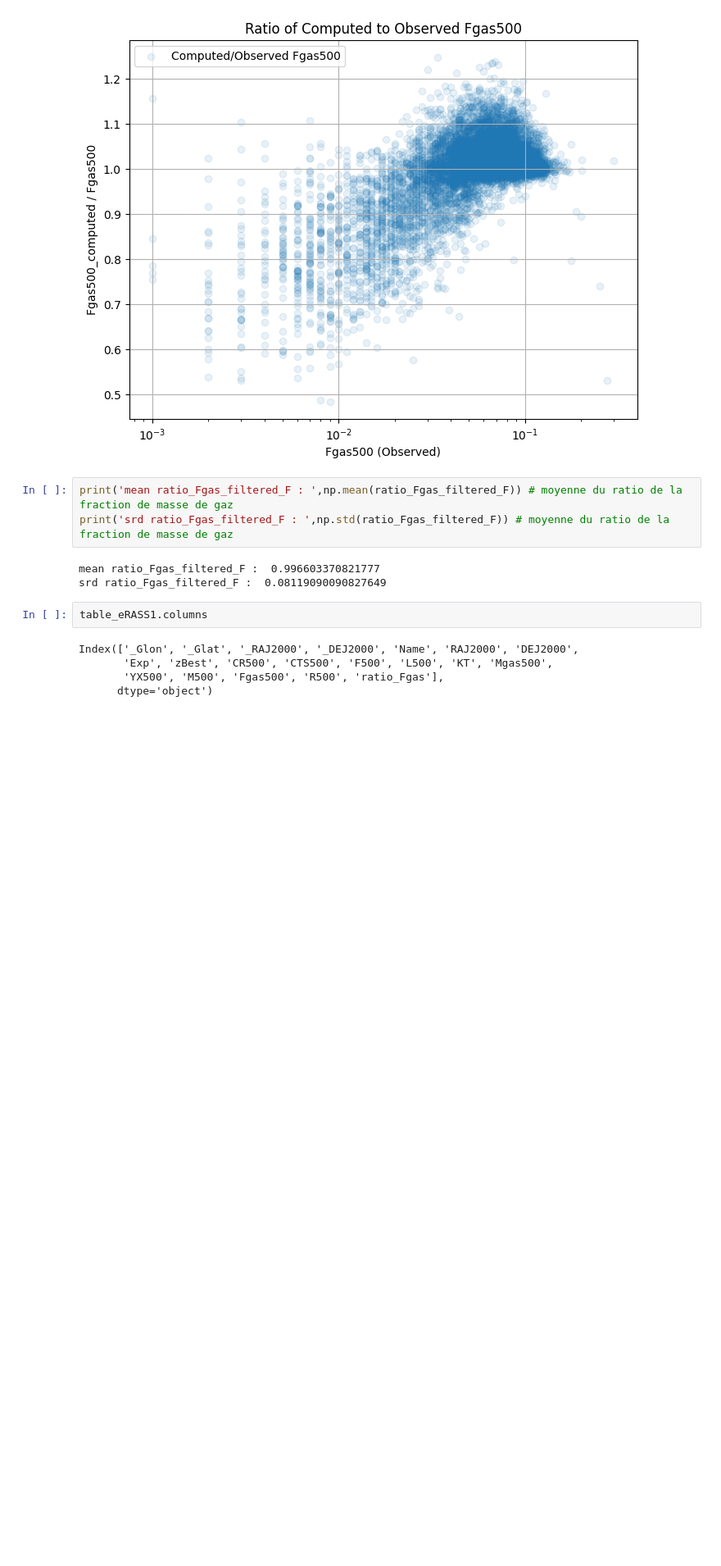
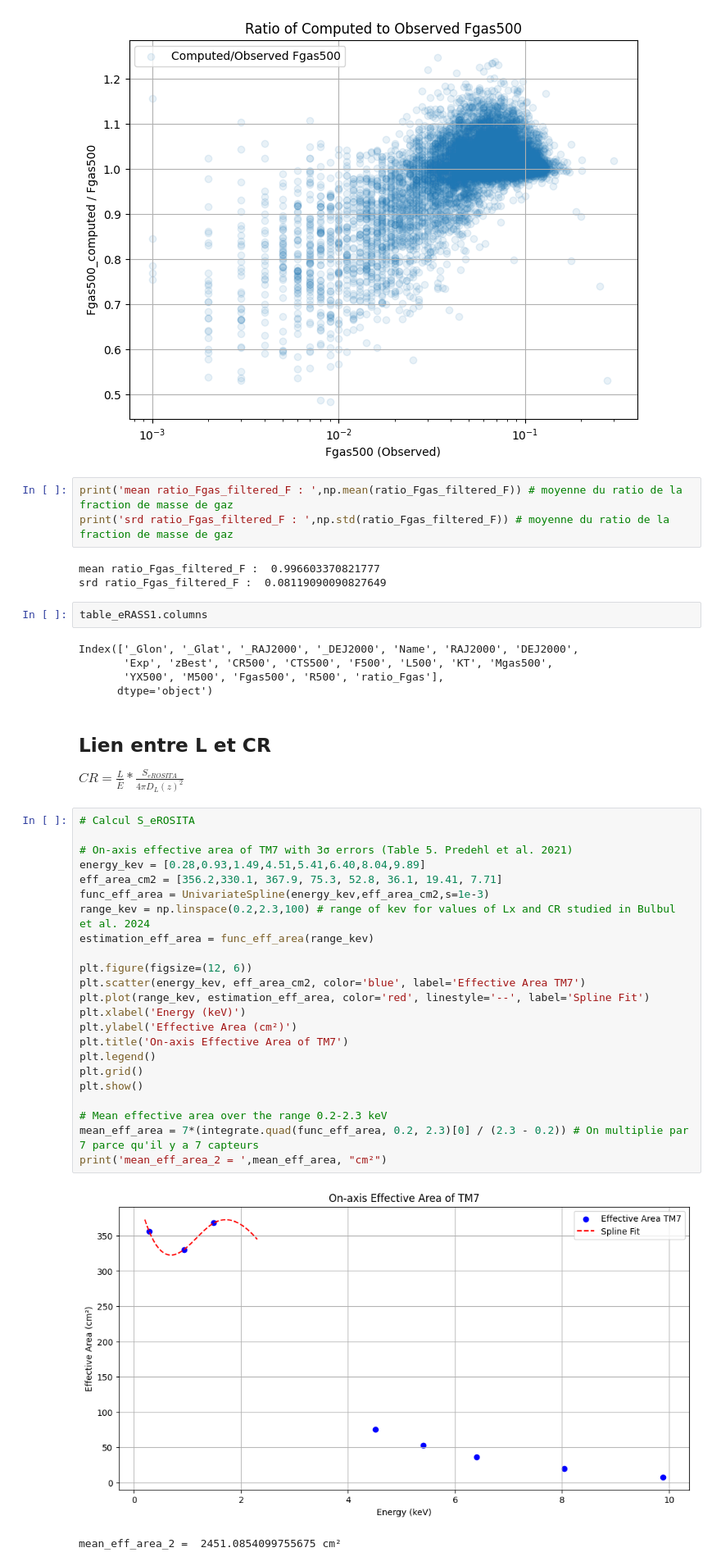
Before and after one commit to EmileD123/M2_Internship_clusters_cross_X_optical, a Jupyter notebook: caracterisation selection effects/tests_eRASS1.ipynb, the cells around one changed output. Shown at 82% size. Cells and saved outputs as stored; diff of their text form; blank space fills up the shorter version.

```diff
--- a/caracterisation selection effects/tests_eRASS1.ipynb
+++ b/caracterisation selection effects/tests_eRASS1.ipynb
@@ -289,3 +289,33 @@ Index(['_Glon', '_Glat', '_RAJ2000', '_DEJ2000', 'Name', 'RAJ2000', 'DEJ2000',
        'Exp', 'zBest', 'CR500', 'CTS500', 'F500', 'L500', 'KT', 'Mgas500',
        'YX500', 'M500', 'Fgas500', 'R500', 'ratio_Fgas'],
       dtype='object')
+# %% [markdown]
+## Lien entre L et CR
+
+$ CR = \frac{L}{\bar{E}} * \frac{S_{eROSITA}}{4 \pi D_L(z)^2} $
+# %%
+# Calcul S_eROSITA
+
+# On-axis effective area of TM7 with 3σ errors (Table 5. Predehl et al. 2021)
+energy_kev = [0.28,0.93,1.49,4.51,5.41,6.40,8.04,9.89]
+eff_area_cm2 = [356.2,330.1, 367.9, 75.3, 52.8, 36.1, 19.41, 7.71]
+func_eff_area = UnivariateSpline(energy_kev,eff_area_cm2,s=1e-3)
+range_kev = np.linspace(0.2,2.3,100) # range of kev for values of Lx and CR studied in Bulbul et al. 2024
+estimation_eff_area = func_eff_area(range_kev)
+
+plt.figure(figsize=(12, 6))
+plt.scatter(energy_kev, eff_area_cm2, color='blue', label='Effective Area TM7')
+plt.plot(range_kev, estimation_eff_area, color='red', linestyle='--', label='Spline Fit')
+plt.xlabel('Energy (keV)')
+plt.ylabel('Effective Area (cm²)')
+plt.title('On-axis Effective Area of TM7')
+plt.legend()
+plt.grid()
+plt.show()
+
+# Mean effective area over the range 0.2-2.3 keV
+mean_eff_area = 7*(integrate.quad(func_eff_area, 0.2, 2.3)[0] / (2.3 - 0.2)) # On multiplie par 7 parce qu'il y a 7 capteurs
+print('mean_eff_area_2 = ',mean_eff_area, "cm²")
+# %% [output]
+[figure, added]
+mean_eff_area_2 =  2451.0854099755675 cm²
```
Also changed, not shown: parts of 10 cells of this notebook, 4 other files.
